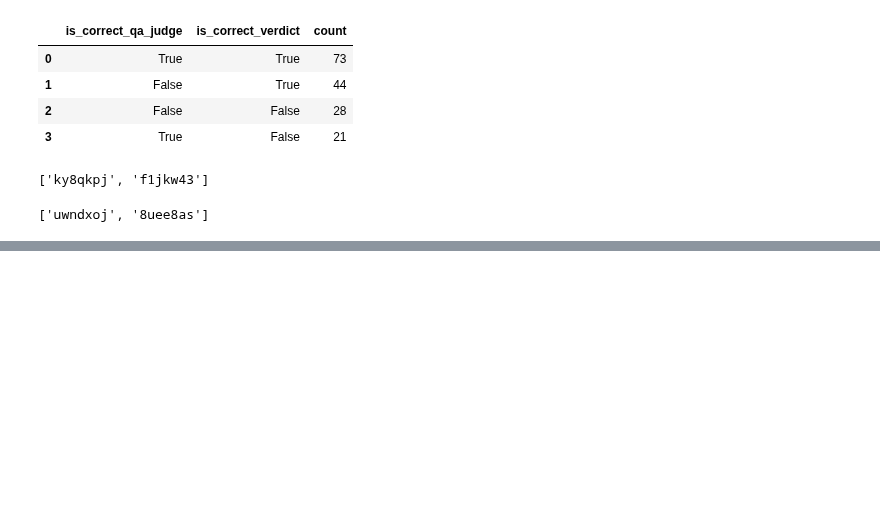
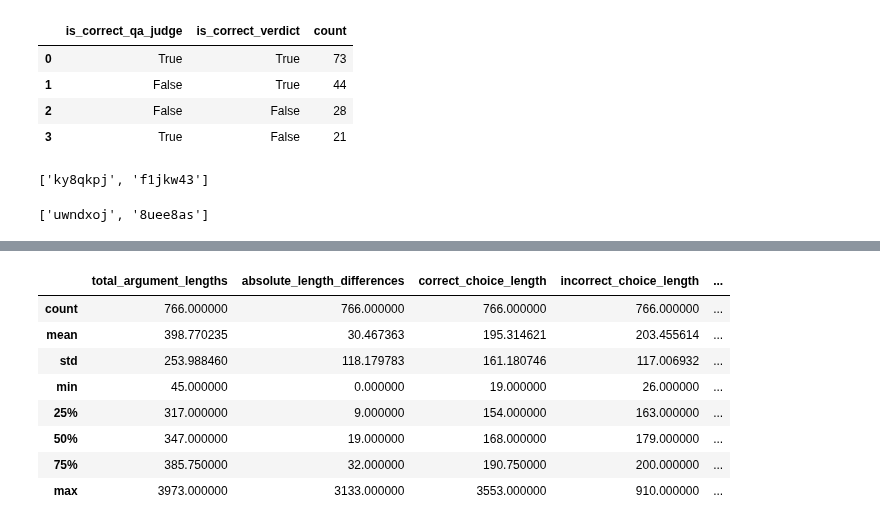
Before and after one commit to joshlevy89/llm_judge_debate_NEW, a Jupyter notebook: analysis/qualitative.ipynb, the cells around one changed output, grey strips where cells are left out. Saved outputs shown, nothing was run; the diff lists cells and outputs as text; code cells hidden in the pictures; blank space fills up the shorter version.

```diff
--- a/analysis/qualitative.ipynb
+++ b/analysis/qualitative.ipynb
@@ -53,0 +177,12 @@ ttf['record_id_verdicts'].tolist()[:2]
+# %%
+ttf[['total_argument_lengths', 'absolute_length_differences', 'correct_choice_length', 'incorrect_choice_length', 'correct_minus_incorrect_length']].describe()
+# %% [output]
+|  | total_argument_lengths | absolute_length_differences | correct_choice_length | incorrect_choice_length | ... |
+| count | 766.000000 | 766.000000 | 766.000000 | 766.000000 | ... |
+| mean | 398.770235 | 30.467363 | 195.314621 | 203.455614 | ... |
+| std | 253.988460 | 118.179783 | 161.180746 | 117.006932 | ... |
+| min | 45.000000 | 0.000000 | 19.000000 | 26.000000 | ... |
+| 25% | 317.000000 | 9.000000 | 154.000000 | 163.000000 | ... |
+| 50% | 347.000000 | 19.000000 | 168.000000 | 179.000000 | ... |
+| 75% | 385.750000 | 32.000000 | 190.750000 | 200.000000 | ... |
+| max | 3973.000000 | 3133.000000 | 3553.000000 | 910.000000 | ... |
```
Also changed, not shown: parts of 24 cells of this notebook.
